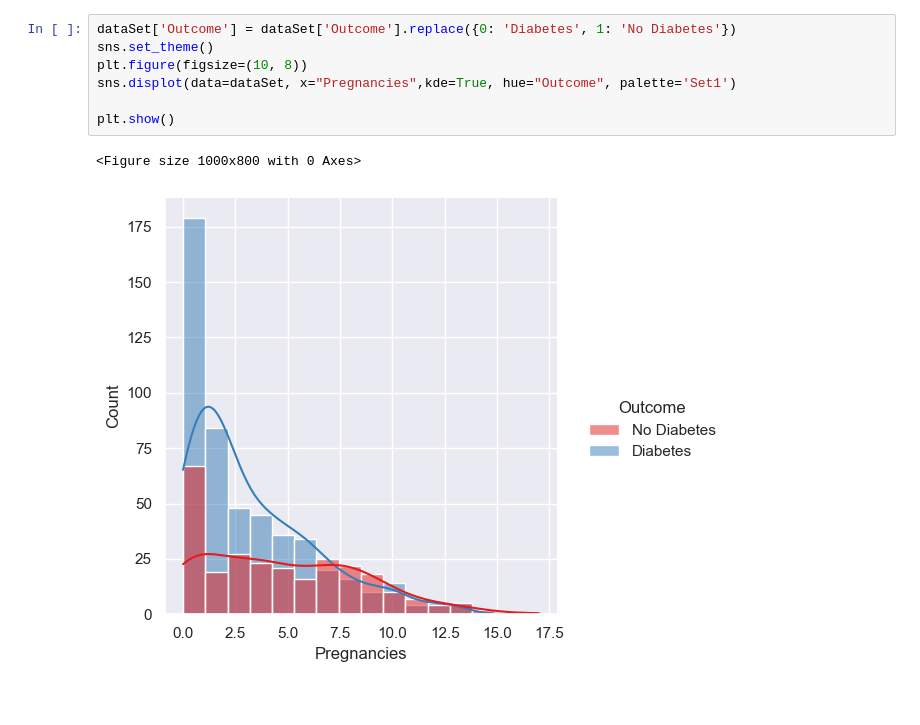
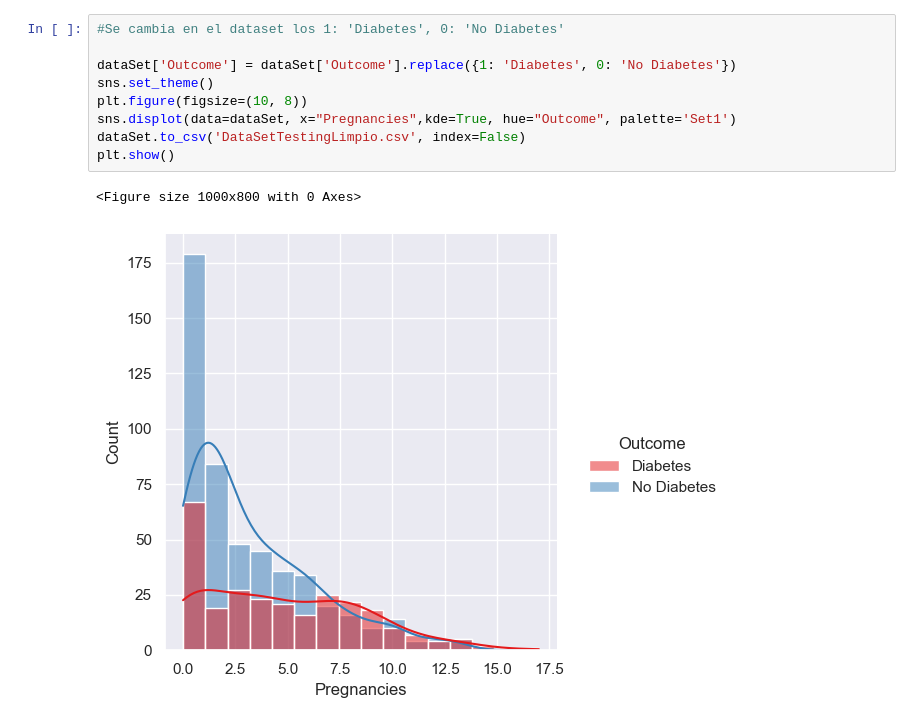
Before and after one commit to Sebascam9814/ProyectoIA, a Jupyter notebook: VisualizacionDatosDiabetes.ipynb, the cells around one changed output. Saved outputs shown, nothing was run; the diff lists cells and outputs as text.

```diff
--- a/VisualizacionDatosDiabetes.ipynb
+++ b/VisualizacionDatosDiabetes.ipynb
@@ -23,15 +31,17 @@ dataSet.describe()
 | 75% | 6.000000 | 140.250000 | 80.000000 | 32.000000 | 127.250000 | 36.600000 | 0.626250 | 41.000000 | ... |
 | max | 17.000000 | 199.000000 | 122.000000 | 99.000000 | 846.000000 | 67.100000 | 2.420000 | 81.000000 | ... |
 # %%
-dataSet['Outcome'] = dataSet['Outcome'].replace({0: 'Diabetes', 1: 'No Diabetes'})
+#Se cambia en el dataset los 1: 'Diabetes', 0: 'No Diabetes'
+
+dataSet['Outcome'] = dataSet['Outcome'].replace({1: 'Diabetes', 0: 'No Diabetes'})
 sns.set_theme()
 plt.figure(figsize=(10, 8))
 sns.displot(data=dataSet, x="Pregnancies",kde=True, hue="Outcome", palette='Set1')
-
+dataSet.to_csv('DataSetTestingLimpio.csv', index=False)
 plt.show()
 # %% [output]
 <Figure size 1000x800 with 0 Axes>
-[figure, old version]
+[figure, new version]
 # %%
 
 sns.set_theme()
```
Also changed, not shown: parts of 17 cells of this notebook, 9 other files.
